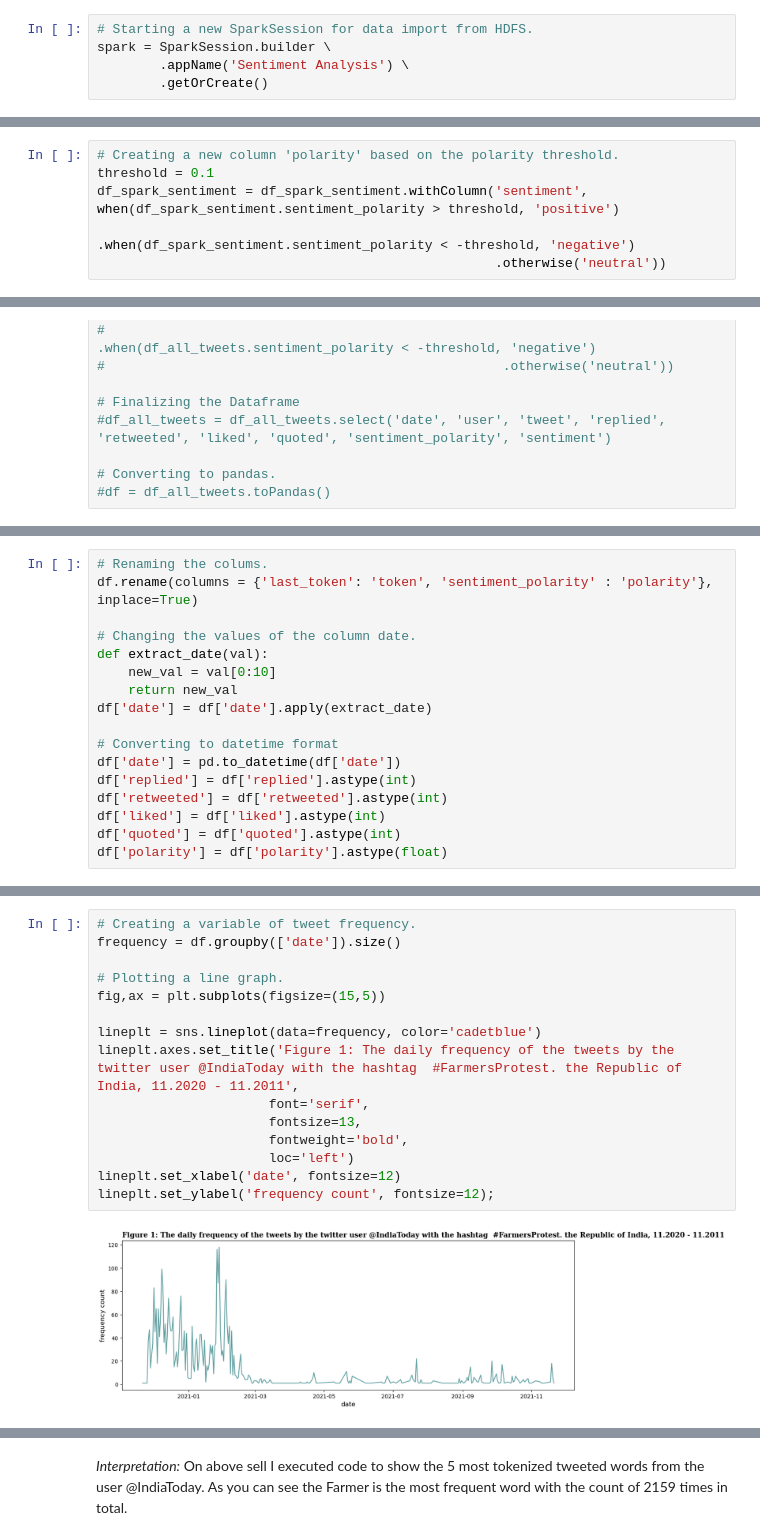
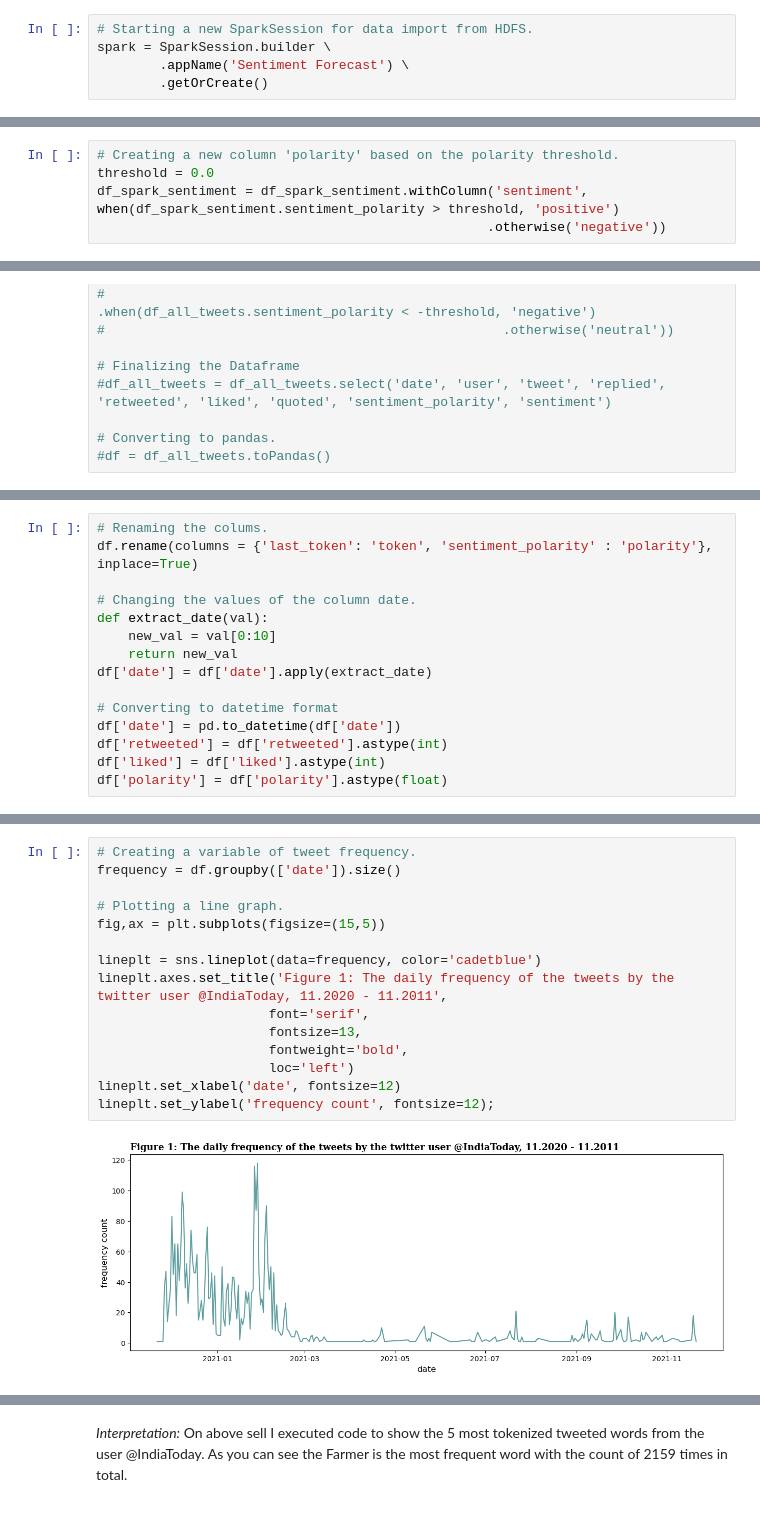
Before and after one commit to temulenbd/ca2, a Jupyter notebook: tweet.ipynb, the cells around one changed output, grey strips where cells are left out. Saved outputs shown, nothing was run; the diff lists cells and outputs as text.

```diff
--- a/tweet.ipynb
+++ b/tweet.ipynb
@@ -202,7 +243,7 @@ In this section I'll use PySpark, Python API for Apache Spark, to do the preproc
 # %%
 # Starting a new SparkSession for data import from HDFS.
 spark = SparkSession.builder \
-        .appName('Sentiment Analysis') \
+        .appName('Sentiment Forecast') \
         .getOrCreate()
 # %%
 # Reading the file.
@@ -698,9 +795,8 @@ Since now I know the sentiment polarity I can now use it to create the column of
 # %%
 # Creating a new column 'polarity' based on the polarity threshold.
-threshold = 0.1
+threshold = 0.0
 df_spark_sentiment = df_spark_sentiment.withColumn('sentiment', when(df_spark_sentiment.sentiment_polarity > threshold, 'positive')
-                                                   .when(df_spark_sentiment.sentiment_polarity < -threshold, 'negative')
-                                                   .otherwise('neutral'))
+                                                  .otherwise('negative'))
 # %%
 # Checking the results.
 df_spark_sentiment.show(10)
@@ -803,10 +1022,8 @@ df['date'] = df['date'].apply(extract_date)
 
 # Converting to datetime format
 df['date'] = pd.to_datetime(df['date'])
-df['replied'] = df['replied'].astype(int)
 df['retweeted'] = df['retweeted'].astype(int)
 df['liked'] = df['liked'].astype(int)
-df['quoted'] = df['quoted'].astype(int)
 df['polarity'] = df['polarity'].astype(float)
 # %%
 # Checking the new DataFrame.
@@ -819,18 +1036,18 @@ df.head(3)
 # %%
 # Creating a variable of tweet frequency.
 frequency = df.groupby(['date']).size()
 
 # Plotting a line graph.
 fig,ax = plt.subplots(figsize=(15,5))
 
 lineplt = sns.lineplot(data=frequency, color='cadetblue')
-lineplt.axes.set_title('Figure 1: The daily frequency of the tweets by the twitter user @IndiaToday with the hashtag  #FarmersProtest. the Republic of India, 11.2020 - 11.2011',
+lineplt.axes.set_title('Figure 1: The daily frequency of the tweets by the twitter user @IndiaToday, 11.2020 - 11.2011',
                       font='serif',
                       fontsize=13,
                       fontweight='bold',
                       loc='left')
 lineplt.set_xlabel('date', fontsize=12)
 lineplt.set_ylabel('frequency count', fontsize=12);
 # %% [output]
-[figure, old version]
+[figure, new version]
 # %% [markdown]
```
Also changed, not shown: parts of 163 cells of this notebook, 1 other file.
